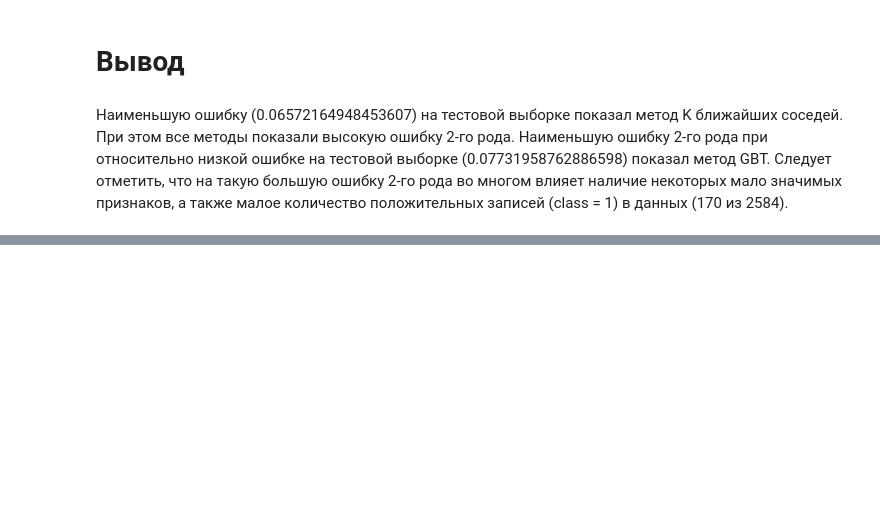
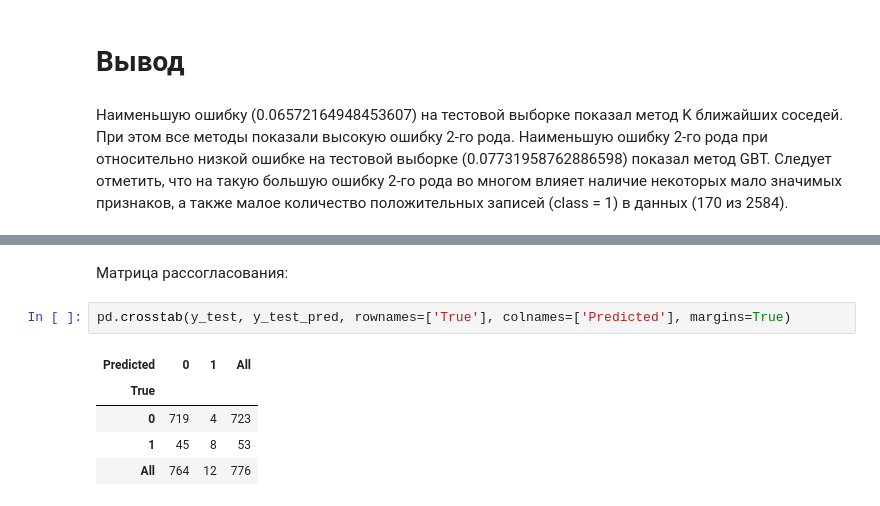
Before and after one commit to AlexanderSergeev/MachineLearning, a Jupyter notebook: LR1.ipynb, the cells around one changed output, grey strips where cells are left out. Saved outputs shown, nothing was run; the diff lists cells and outputs as text; blank space fills up the shorter version.

```diff
--- a/LR1.ipynb
+++ b/LR1.ipynb
@@ -843,0 +900,10 @@ print(confusion_matrix(y_test, y_test_predict))
+# %% [markdown]
+Матрица рассогласования:
+# %%
+pd.crosstab(y_test, y_test_pred, rownames=['True'], colnames=['Predicted'], margins=True)
+# %% [output]
+| Predicted | 0 | 1 | All |
+| True |  |  |  |
+| 0 | 719 | 4 | 723 |
+| 1 | 45 | 8 | 53 |
+| All | 764 | 12 | 776 |
```
Also changed, not shown: parts of 56 cells of this notebook.
